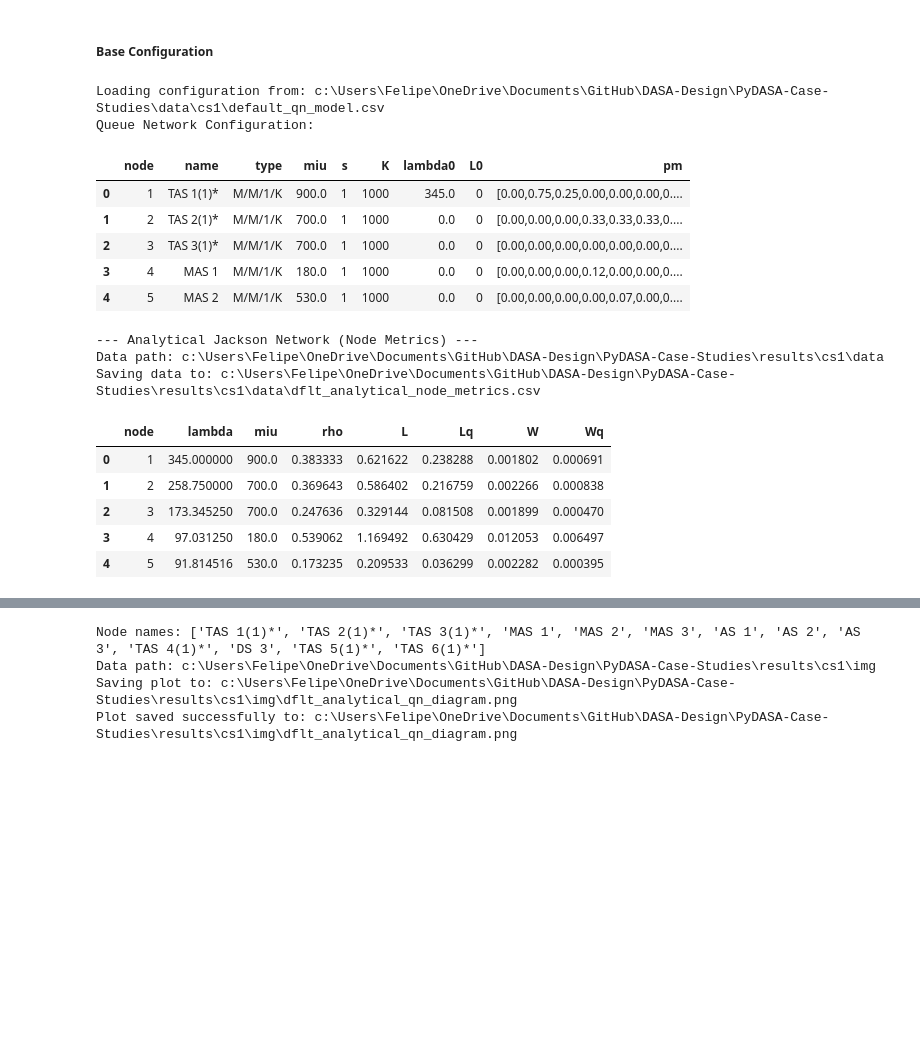
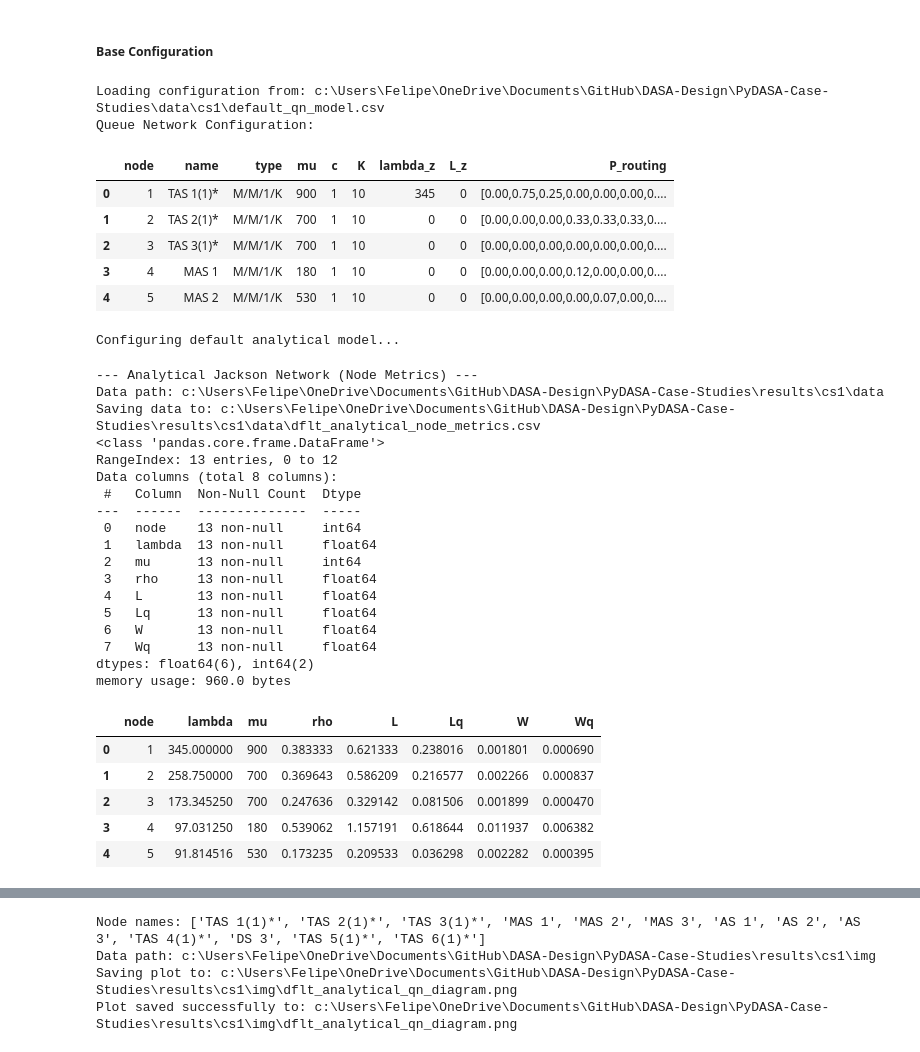
Before and after one commit to DASA-Design/PyDASA-CS1-TAS, a Jupyter notebook: CS-01A - TAS - Analytical Modelling.ipynb, the cells around one changed output, grey strips where cells are left out. Saved outputs shown, nothing was run; the diff lists cells and outputs as text; code cells hidden in the pictures; blank space fills up the shorter version.

```diff
--- a/CS-01A - TAS - Analytical Modelling.ipynb
+++ b/CS-01A - TAS - Analytical Modelling.ipynb
@@ -263,7 +263,7 @@ def load(path: str, fname: str) -> pd.DataFrame:
         pd.DataFrame: A DataFrame containing the configuration data.
             CSV format:
                 - node: <node_id>
-                - miu: <mean_service_time>
+                - mu: <mean_service_time>
                 - c: <service_channels>
                 - K: <buffer_capacity | max_queue_length>
                 - lambda0: <initial_arrival_rate>
@@ -325,9 +396,9 @@ dflt_qn_cfg.head()
 # %% [output]
 Loading configuration from: c:\Users\Felipe\OneDrive\Documents\GitHub\DASA-Design\PyDASA-Case-Studies\data\cs1\default_qn_model.csv
 Queue Network Configuration:
-|  | node | name | type | miu | s | K | lambda0 | L0 | pm |
-| 0 | 1 | TAS 1(1)* | M/M/1/K | 900.0 | 1 | 1000 | 345.0 | 0 | [0.00,0.75,0.25,0.00,0.00,0.00,0.... |
-| 1 | 2 | TAS 2(1)* | M/M/1/K | 700.0 | 1 | 1000 | 0.0 | 0 | [0.00,0.00,0.00,0.33,0.33,0.33,0.... |
-| 2 | 3 | TAS 3(1)* | M/M/1/K | 700.0 | 1 | 1000 | 0.0 | 0 | [0.00,0.00,0.00,0.00,0.00,0.00,0.... |
-| 3 | 4 | MAS 1 | M/M/1/K | 180.0 | 1 | 1000 | 0.0 | 0 | [0.00,0.00,0.00,0.12,0.00,0.00,0.... |
-| 4 | 5 | MAS 2 | M/M/1/K | 530.0 | 1 | 1000 | 0.0 | 0 | [0.00,0.00,0.00,0.00,0.07,0.00,0.... |
+|  | node | name | type | mu | c | K | lambda_z | L_z | P_routing |
+| 0 | 1 | TAS 1(1)* | M/M/1/K | 900 | 1 | 10 | 345 | 0 | [0.00,0.75,0.25,0.00,0.00,0.00,0.... |
+| 1 | 2 | TAS 2(1)* | M/M/1/K | 700 | 1 | 10 | 0 | 0 | [0.00,0.00,0.00,0.33,0.33,0.33,0.... |
+| 2 | 3 | TAS 3(1)* | M/M/1/K | 700 | 1 | 10 | 0 | 0 | [0.00,0.00,0.00,0.00,0.00,0.00,0.... |
+| 3 | 4 | MAS 1 | M/M/1/K | 180 | 1 | 10 | 0 | 0 | [0.00,0.00,0.00,0.12,0.00,0.00,0.... |
+| 4 | 5 | MAS 2 | M/M/1/K | 530 | 1 | 10 | 0 | 0 | [0.00,0.00,0.00,0.00,0.07,0.00,0.... |
@@ -376,8 +405,9 @@ for i in range(len(mius)):
+# %%
+print("Configuring default analytical model...")
+dflt_analytical_model = config_analytical_model(dflt_qn_cfg, verbose=False)
+# %% [output]
+Configuring default analytical model...
 # %%
 # Solve the network analytically
 # first node metrics
-dflt_analyt_nd_metrics = solve_jackson_network(mius, lambda_zs, queues, P)
-
-# then network metrics
-dflt_analyt_net_metrics = calculate_net_metrics(dflt_analyt_nd_metrics)
-dflt_analyt_net_metrics["nodes"] = len(list(dflt_analyt_nd_metrics["node"]))
+dflt_analyt_nd_metrics = solve_jackson_network(*dflt_analytical_model)
@@ -384,23 +419,39 @@ dflt_analyt_net_metrics["nodes"] = len(list(dflt_analyt_nd_metrics["node"]))
 # %%
 print("\n--- Analytical Jackson Network (Node Metrics) ---")
 # print(dflt_analyt_nd_metrics)
 
 # save data
 # select result folder
 file_path = os.path.join(PATH, results_folder, cs_folder, data_folder)
 print(f"Data path: {file_path}")
 save(file_path, "dflt_analytical_node_metrics.csv", dflt_analyt_nd_metrics)
+dflt_analyt_nd_metrics.info()
 dflt_analyt_nd_metrics.head()
 # %% [output]
 --- Analytical Jackson Network (Node Metrics) ---
 Data path: c:\Users\Felipe\OneDrive\Documents\GitHub\DASA-Design\PyDASA-Case-Studies\results\cs1\data
 Saving data to: c:\Users\Felipe\OneDrive\Documents\GitHub\DASA-Design\PyDASA-Case-Studies\results\cs1\data\dflt_analytical_node_metrics.csv
+<class 'pandas.core.frame.DataFrame'>
+RangeIndex: 13 entries, 0 to 12
+Data columns (total 8 columns):
+ #   Column  Non-Null Count  Dtype
+---  ------  --------------  -----
+ 0   node    13 non-null     int64
+ 1   lambda  13 non-null     float64
+ 2   mu      13 non-null     int64
+ 3   rho     13 non-null     float64
+ 4   L       13 non-null     float64
+ 5   Lq      13 non-null     float64
+ 6   W       13 non-null     float64
+ 7   Wq      13 non-null     float64
+dtypes: float64(6), int64(2)
+memory usage: 960.0 bytes
-|  | node | lambda | miu | rho | L | Lq | W | Wq |
-| 0 | 1 | 345.000000 | 900.0 | 0.383333 | 0.621622 | 0.238288 | 0.001802 | 0.000691 |
-| 1 | 2 | 258.750000 | 700.0 | 0.369643 | 0.586402 | 0.216759 | 0.002266 | 0.000838 |
-| 2 | 3 | 173.345250 | 700.0 | 0.247636 | 0.329144 | 0.081508 | 0.001899 | 0.000470 |
-| 3 | 4 | 97.031250 | 180.0 | 0.539062 | 1.169492 | 0.630429 | 0.012053 | 0.006497 |
-| 4 | 5 | 91.814516 | 530.0 | 0.173235 | 0.209533 | 0.036299 | 0.002282 | 0.000395 |
+|  | node | lambda | mu | rho | L | Lq | W | Wq |
+| 0 | 1 | 345.000000 | 900 | 0.383333 | 0.621333 | 0.238016 | 0.001801 | 0.000690 |
+| 1 | 2 | 258.750000 | 700 | 0.369643 | 0.586209 | 0.216577 | 0.002266 | 0.000837 |
+| 2 | 3 | 173.345250 | 700 | 0.247636 | 0.329142 | 0.081506 | 0.001899 | 0.000470 |
+| 3 | 4 | 97.031250 | 180 | 0.539062 | 1.157191 | 0.618644 | 0.011937 | 0.006382 |
+| 4 | 5 | 91.814516 | 530 | 0.173235 | 0.209533 | 0.036298 | 0.002282 | 0.000395 |
 # %%
 print("\n--- Analytical Jackson Network (Network-wide Metrics) ---")
 # print(dflt_analyt_net_metrics)
```
Also changed, not shown: parts of 23 cells of this notebook, 2 other files.
